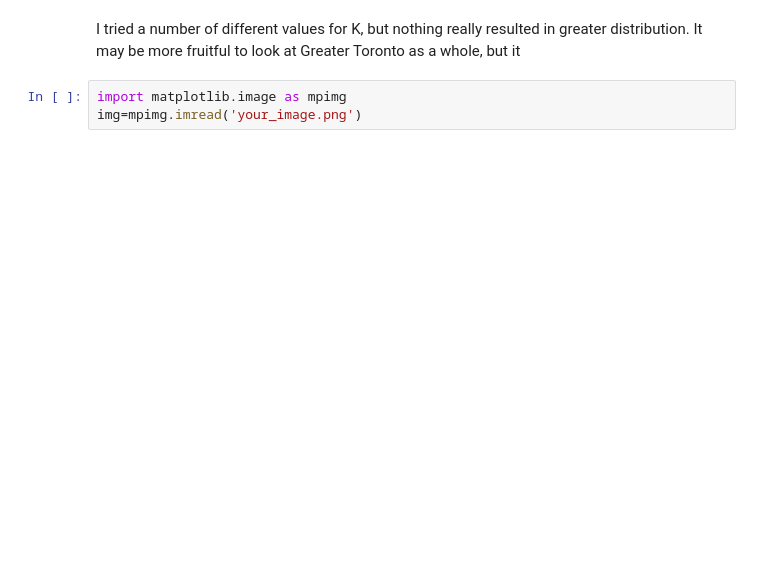
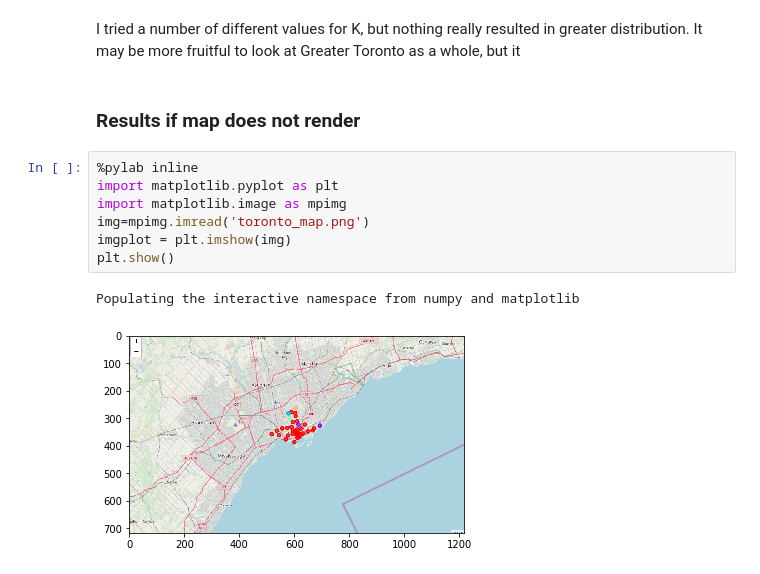
Before and after one commit to MattWittbrodt/capstone_project, a Jupyter notebook: Capstone_Project.ipynb, the cells around one changed output. Saved outputs shown, nothing was run; the diff lists cells and outputs as text; blank space fills up the shorter version.

```diff
--- a/Capstone_Project.ipynb
+++ b/Capstone_Project.ipynb
@@ -303,6 +303,15 @@ map_toronto
 [interactive output not drawn]
 # %% [markdown]
 I tried a number of different values for K, but nothing really resulted in greater distribution. It may be more fruitful to look at Greater Toronto as a whole, but it
+# %% [markdown]
+### Results if map does not render
 # %%
+%pylab inline
+import matplotlib.pyplot as plt
 import matplotlib.image as mpimg
-img=mpimg.imread('your_image.png')
+img=mpimg.imread('toronto_map.png')
+imgplot = plt.imshow(img)
+plt.show()
+# %% [output]
+Populating the interactive namespace from numpy and matplotlib
+[figure, added]
```
